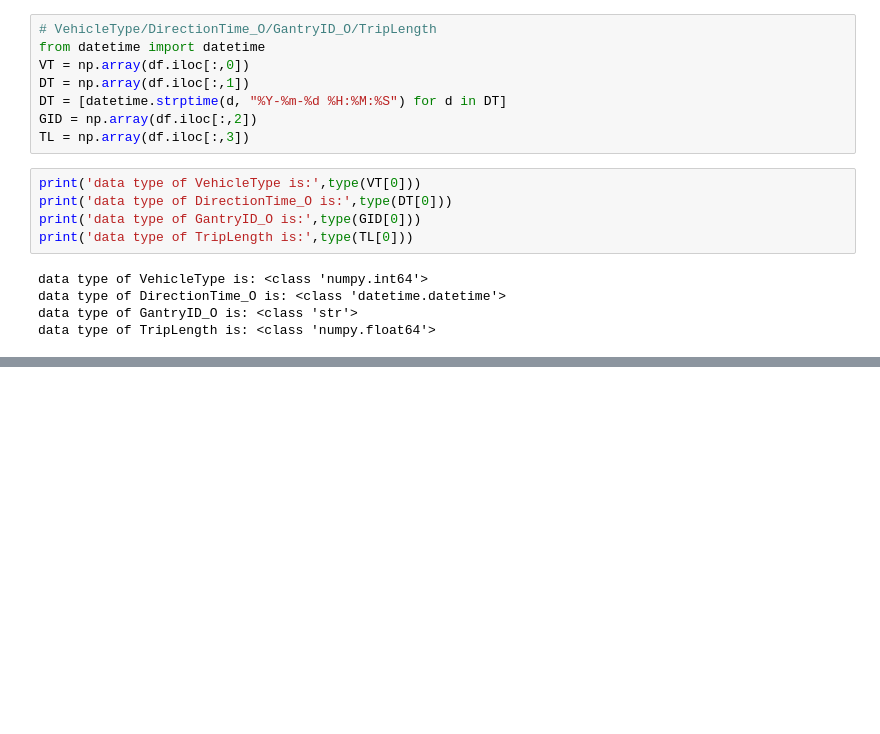
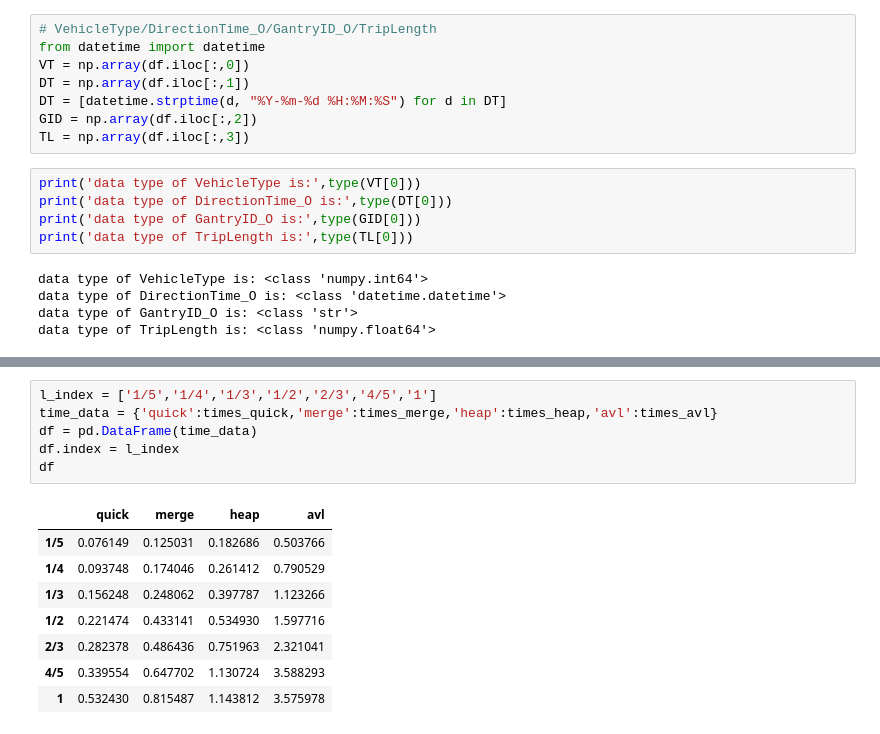
Before and after one commit to hiki-wang/msdm5051, a Jupyter notebook: sort_methods.ipynb, the cells around one changed output, grey strips where cells are left out. Drawn from its saved outputs; the diff is of its cells as text; blank space fills up the shorter version.

```diff
--- a/sort_methods.ipynb
+++ b/sort_methods.ipynb
@@ -561,3 +591,18 @@ plt.show()
+# %%
+l_index = ['1/5','1/4','1/3','1/2','2/3','4/5','1']
+time_data = {'quick':times_quick,'merge':times_merge,'heap':times_heap,'avl':times_avl}
+df = pd.DataFrame(time_data)
+df.index = l_index
+df
+# %% [output]
+|  | quick | merge | heap | avl |
+| 1/5 | 0.076149 | 0.125031 | 0.182686 | 0.503766 |
+| 1/4 | 0.093748 | 0.174046 | 0.261412 | 0.790529 |
+| 1/3 | 0.156248 | 0.248062 | 0.397787 | 1.123266 |
+| 1/2 | 0.221474 | 0.433141 | 0.534930 | 1.597716 |
+| 2/3 | 0.282378 | 0.486436 | 0.751963 | 2.321041 |
+| 4/5 | 0.339554 | 0.647702 | 1.130724 | 3.588293 |
+| 1 | 0.532430 | 0.815487 | 1.143812 | 3.575978 |
 # %%
 n = len(GID)
 sizes = [round(n/5),round(n/4),round(n/3),round(n/2),round(2*n/3),round(4*n/5),round(n)]
```
Also changed, not shown: parts of 7 cells of this notebook.
